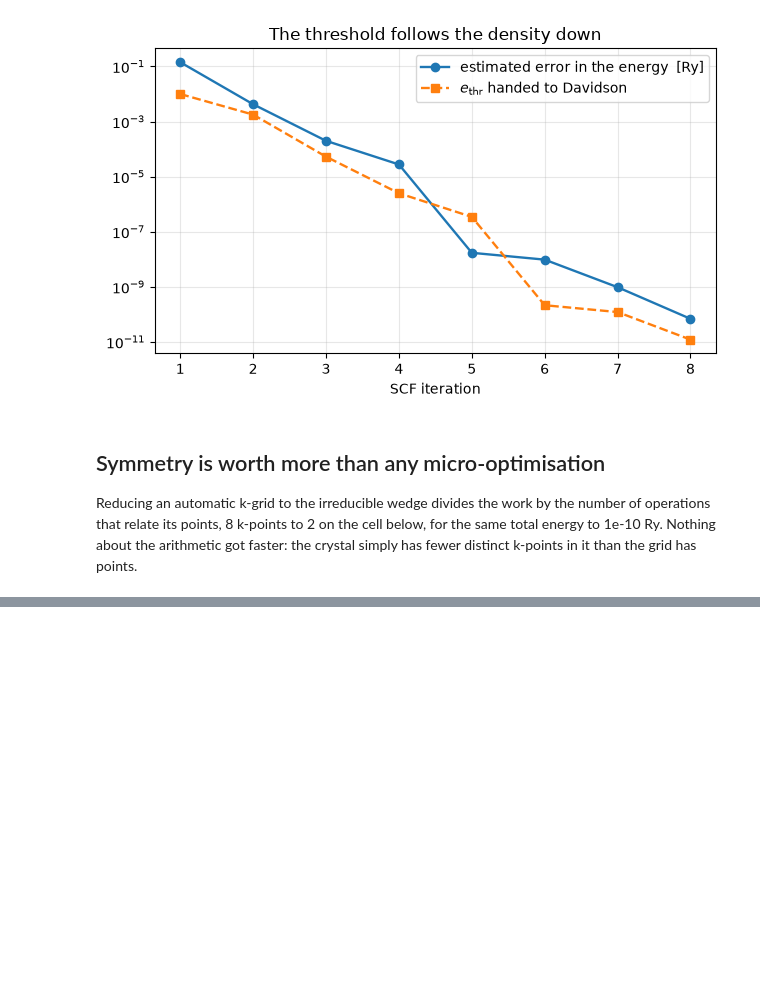
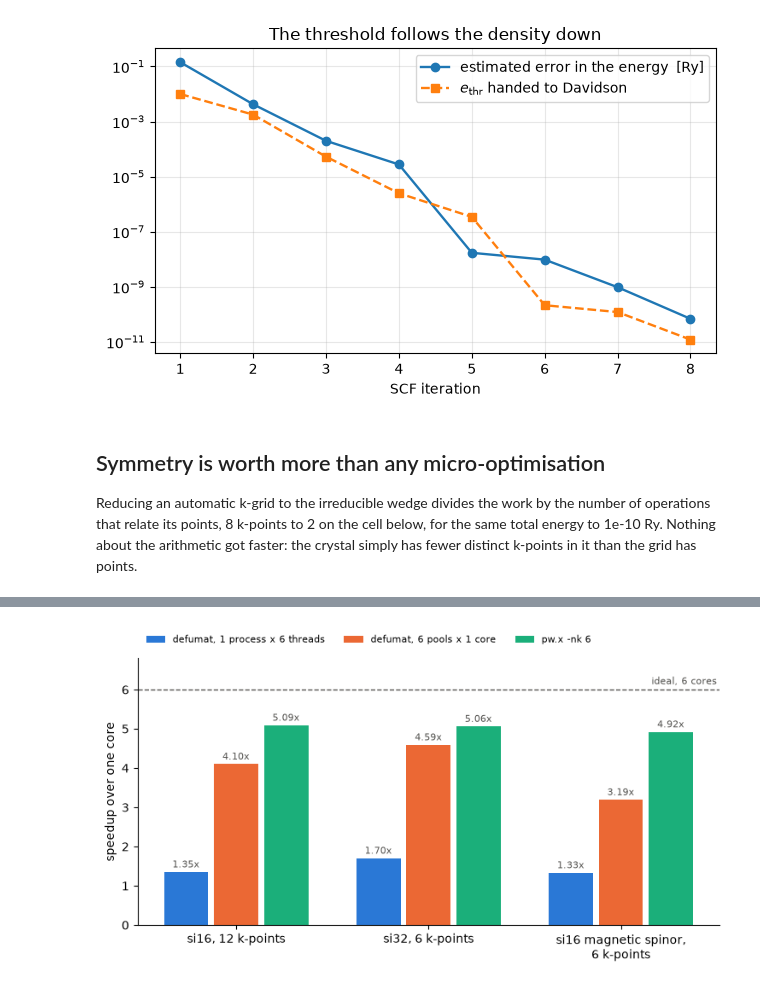
Before and after one commit to joselado/defumat, a Jupyter notebook: notebooks/03_eigensolver_and_performance.ipynb, the cells around one changed output, grey strips where cells are left out. Saved outputs shown, nothing was run; the diff lists cells and outputs as text; code cells hidden in the pictures; blank space fills up the shorter version.

```diff
--- a/notebooks/03_eigensolver_and_performance.ipynb
+++ b/notebooks/03_eigensolver_and_performance.ipynb
@@ -167,0 +236,29 @@ and never mixed until the density is accumulated.
+# %%
+cells = ["si16, 12 k-points", "si32, 6 k-points", "si16 magnetic spinor,\n6 k-points"]
+threads = [1.35, 1.70, 1.33]    # one process, six threads
+pools = [4.1, 4.59, 3.19]       # six pools, one core each
+qe = [5.09, 5.06, 4.92]         # pw.x -nk 6, six ranks
+
+fig, ax = plt.subplots(figsize=(7.5, 4.2))
+x = np.arange(len(cells))
+width = 0.26
+series = [("defumat, 1 process x 6 threads", threads, "#2a78d6"),
+          ("defumat, 6 pools x 1 core", pools, "#eb6834"),
+          ("pw.x -nk 6", qe, "#1baf7a")]
+for i, (label, values, color) in enumerate(series):
+    bars = ax.bar(x + (i - 1) * width, values, width - 0.03, label=label, color=color)
+    ax.bar_label(bars, labels=[f"{v:.2f}x" for v in values], padding=2, fontsize=8,
+                 color="#52514e")
+ax.axhline(6, color="#52514e", linestyle="--", linewidth=1)
+ax.text(len(cells) - 0.5, 6.08, "ideal, 6 cores", ha="right", va="bottom", fontsize=8,
+        color="#52514e")
+ax.set_xticks(x, cells)
+ax.set_ylabel("speedup over one core")
+ax.set_ylim(0, 6.8)
+ax.spines[["top", "right"]].set_visible(False)
+ax.legend(frameon=False, fontsize=8, loc="upper left", ncols=3,
+          bbox_to_anchor=(0, 1.12))
+fig.tight_layout()
+plt.show()
+# %% [output]
+[figure, added]
```
Also changed, not shown: parts of 7 cells of this notebook, 8 other files.
